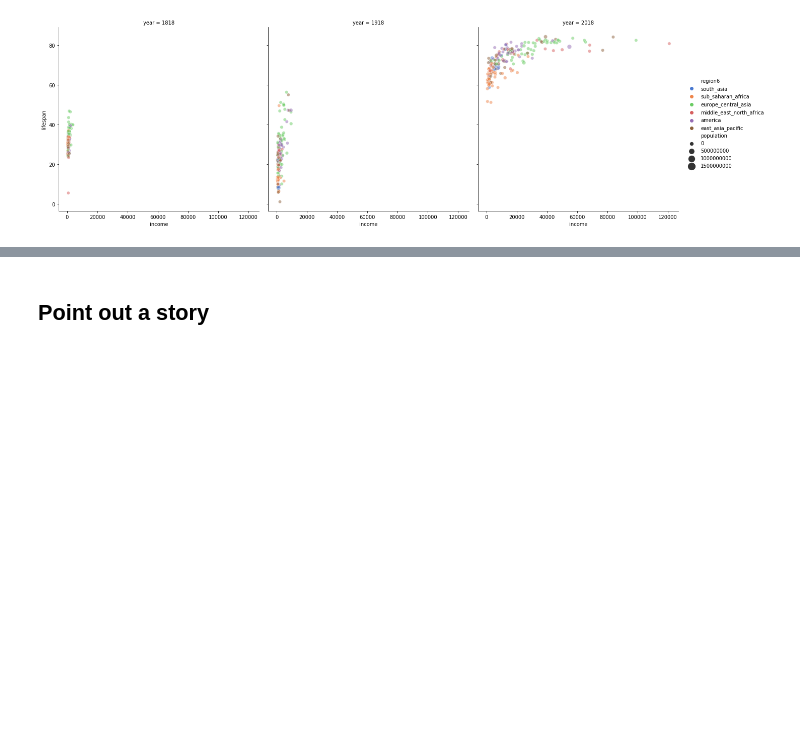
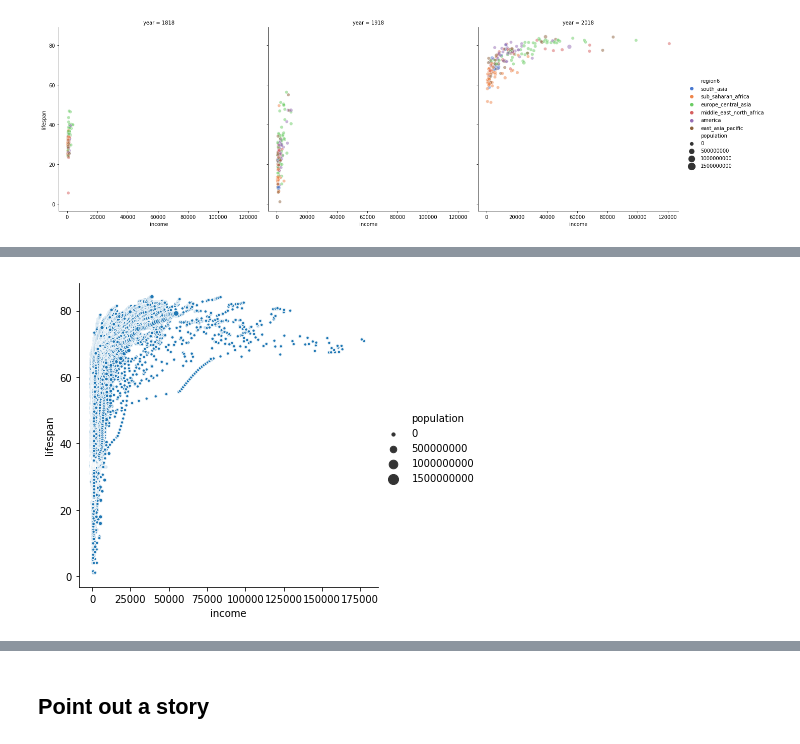
Before and after one commit to ngriggs/DS-Unit-1-Sprint-2-Data-Wrangling-and-Storytelling, a Jupyter notebook: module4-sequence-your-narrative/LS_DS_124_Sequence_your_narrative.ipynb, the cells around one changed output, grey strips where cells are left out. Drawn from its saved outputs; the diff is of its cells as text; code cells hidden in the pictures; blank space fills up the shorter version.

```diff
--- a/module4-sequence-your-narrative/LS_DS_124_Sequence_your_narrative.ipynb
+++ b/module4-sequence-your-narrative/LS_DS_124_Sequence_your_narrative.ipynb
@@ -312,0 +394,8 @@ sns.relplot(x="income", y="lifespan", hue="region6", size = 'population', col='y
+# %%
+# we want year, country, region, income, lifespan and population.
+# we've already done this before, but best practice would be to ensure the dataframes we're working with have no null values
+# and we should merge one at a time and check the shape of the merged df as well as each of the datasets we are merging.
+
+merged = pd.merge(income,lifespan).merge(population)
+print(merged.shape)
+merged.head()
@@ -312,0 +410,4 @@ sns.relplot(x="income", y="lifespan", hue="region6", size = 'population', col='y
+# %%
+final = pd.merge(entities[['country', 'name', 'world_6region']], merged, left_on='country', right_on='geo')
+print(final.shape)
+final.head()
@@ -312,0 +422,3 @@ sns.relplot(x="income", y="lifespan", hue="region6", size = 'population', col='y
+# %%
+final = final.drop(['country', 'geo'], axis=1)
+final.head()
@@ -312,0 +432,4 @@ sns.relplot(x="income", y="lifespan", hue="region6", size = 'population', col='y
+# %%
+final.rename(columns={'name': 'Country', 'world_6region': 'Region', 'time': 'year', 'income_per_person_gdppercapita_ppp_inflation_adjusted': 'income',
+                      'life_expectancy_years': 'lifespan', 'population_total': 'population'}, inplace=True)
+final.head()
@@ -312,0 +493,6 @@ sns.relplot(x="income", y="lifespan", hue="region6", size = 'population', col='y
+# %%
+# okay, now we can plot this
+import seaborn as sns
+sns.relplot(x="income", y="lifespan", size = 'population', sizes=(10, 100), data=final);
+# %% [output]
+[figure, added]
```
Also changed, not shown: parts of 19 cells of this notebook.
